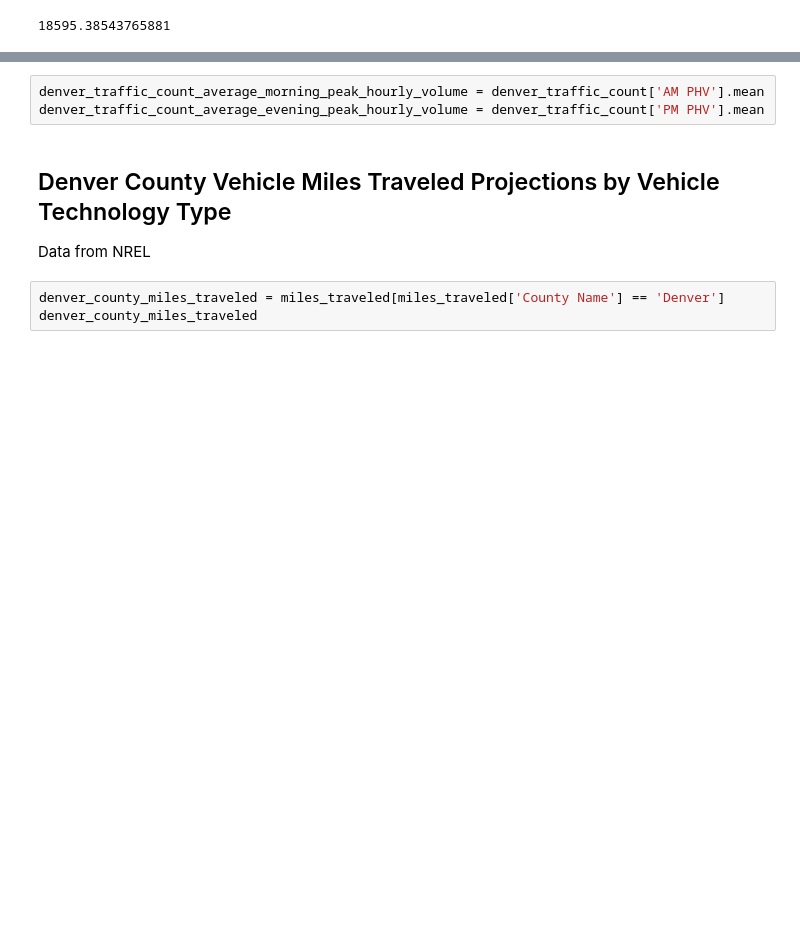
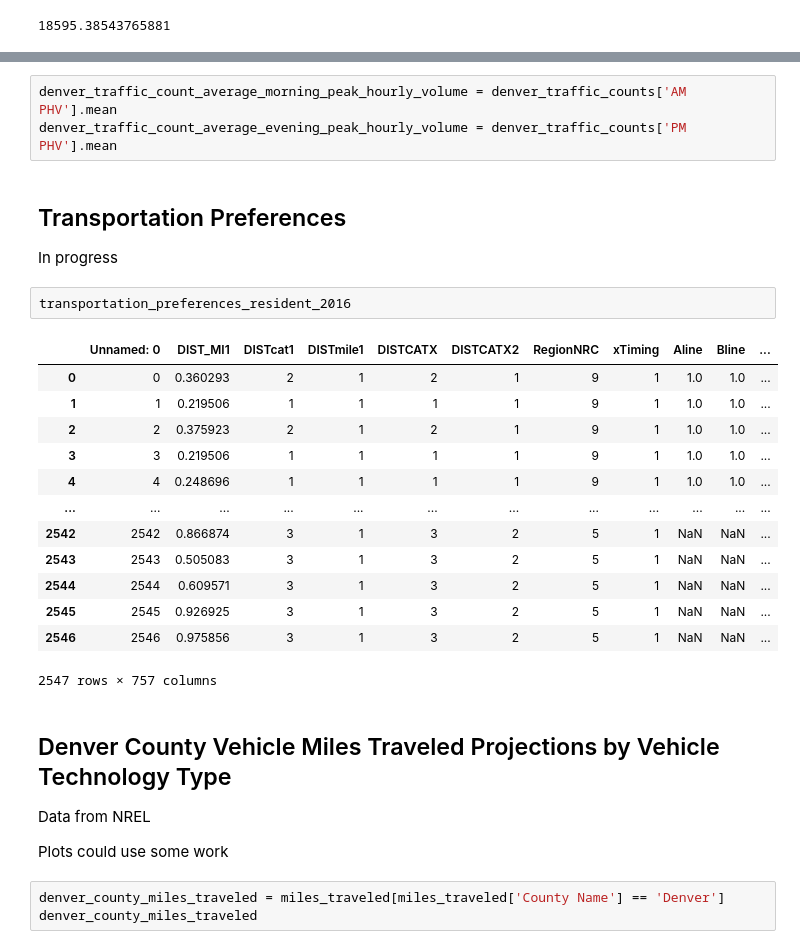
Before and after one commit to tbusath8/Mobility-Optimizers, a Jupyter notebook: data_experimentation/data_experimentation.ipynb, the cells around one changed output, grey strips where cells are left out. Saved outputs shown, nothing was run; the diff lists cells and outputs as text; blank space fills up the shorter version.

```diff
--- a/data_experimentation/data_experimentation.ipynb
+++ b/data_experimentation/data_experimentation.ipynb
@@ -51,9 +60,30 @@ denver_traffic_count
 # %%
-denver_traffic_count_average_morning_peak_hourly_volume = denver_traffic_count['AM PHV'].mean
-denver_traffic_count_average_evening_peak_hourly_volume = denver_traffic_count['PM PHV'].mean
+denver_traffic_count_average_morning_peak_hourly_volume = denver_traffic_counts['AM PHV'].mean
+denver_traffic_count_average_evening_peak_hourly_volume = denver_traffic_counts['PM PHV'].mean
+# %% [markdown]
+## Transportation Preferences
+In progress
+# %%
+transportation_preferences_resident_2016
+# %% [output]
+|  | Unnamed: 0 | DIST_MI1 | DISTcat1 | DISTmile1 | DISTCATX | DISTCATX2 | RegionNRC | xTiming | Aline | Bline | ... |
+| 0 | 0 | 0.360293 | 2 | 1 | 2 | 1 | 9 | 1 | 1.0 | 1.0 | ... |
+| 1 | 1 | 0.219506 | 1 | 1 | 1 | 1 | 9 | 1 | 1.0 | 1.0 | ... |
+| 2 | 2 | 0.375923 | 2 | 1 | 2 | 1 | 9 | 1 | 1.0 | 1.0 | ... |
+| 3 | 3 | 0.219506 | 1 | 1 | 1 | 1 | 9 | 1 | 1.0 | 1.0 | ... |
+| 4 | 4 | 0.248696 | 1 | 1 | 1 | 1 | 9 | 1 | 1.0 | 1.0 | ... |
+| ... | ... | ... | ... | ... | ... | ... | ... | ... | ... | ... | ... |
+| 2542 | 2542 | 0.866874 | 3 | 1 | 3 | 2 | 5 | 1 | NaN | NaN | ... |
+| 2543 | 2543 | 0.505083 | 3 | 1 | 3 | 2 | 5 | 1 | NaN | NaN | ... |
+| 2544 | 2544 | 0.609571 | 3 | 1 | 3 | 2 | 5 | 1 | NaN | NaN | ... |
+| 2545 | 2545 | 0.926925 | 3 | 1 | 3 | 2 | 5 | 1 | NaN | NaN | ... |
+| 2546 | 2546 | 0.975856 | 3 | 1 | 3 | 2 | 5 | 1 | NaN | NaN | ... |
+2547 rows × 757 columns
 # %% [markdown]
 ## Denver County Vehicle Miles Traveled Projections by Vehicle Technology Type
 Data from NREL
+
+Plots could use some work
 # %%
 denver_county_miles_traveled = miles_traveled[miles_traveled['County Name'] == 'Denver']
 denver_county_miles_traveled
```
Also changed, not shown: parts of 11 cells of this notebook.
